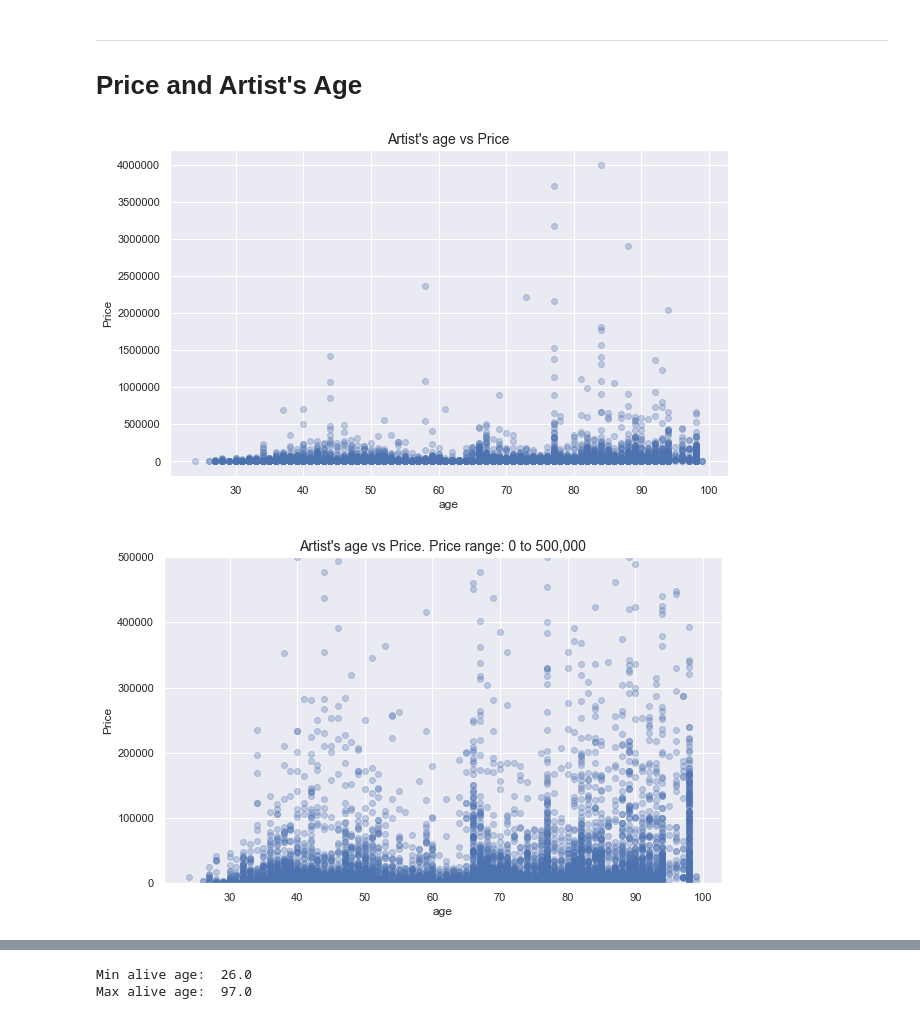
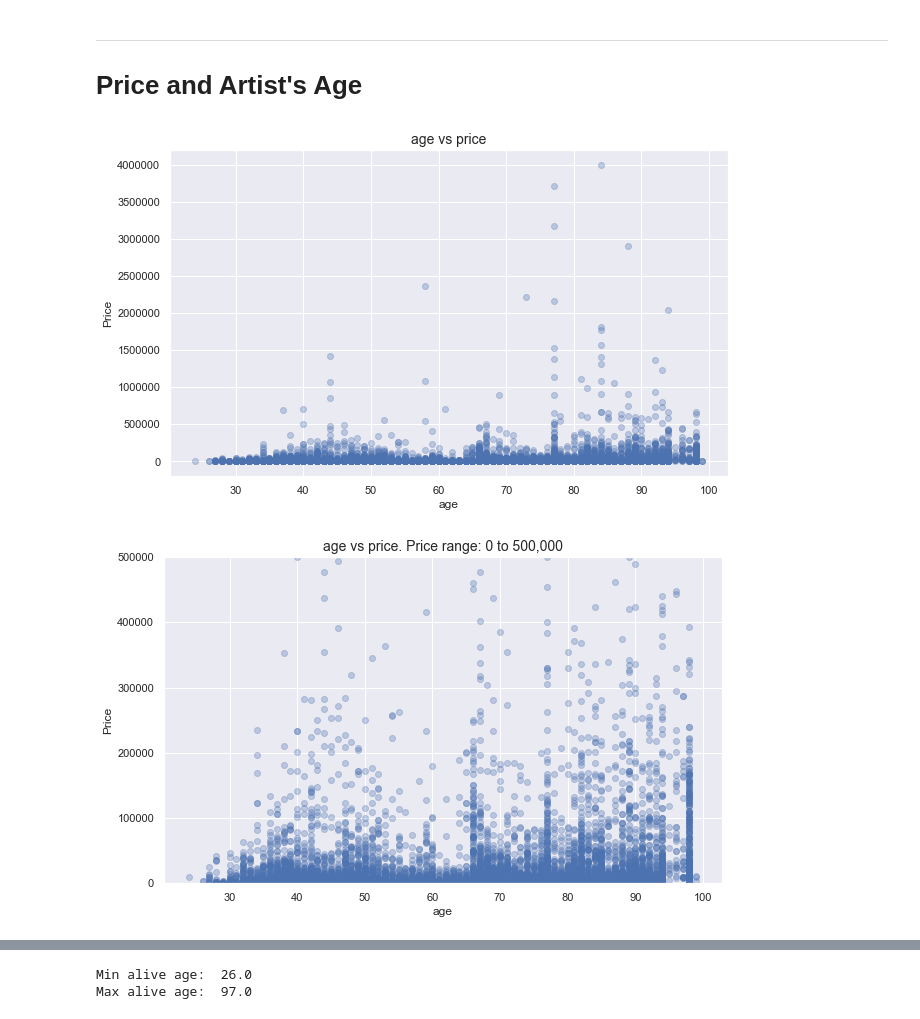
Before and after one commit to dcaohuu18/saffronart_stats_analysis, a Jupyter notebook: internal_continuous_regression.ipynb, the cells around one changed output, grey strips where cells are left out. Drawn from its saved outputs; the diff is of its cells as text; code cells hidden in the pictures.

```diff
--- a/internal_continuous_regression.ipynb
+++ b/internal_continuous_regression.ipynb
@@ -33,26 +33,26 @@ saffronart_df.head(5)
 # %%
 # Draw Scatter Plot:
 price = saffronart_df.winning_bid
 age = saffronart_df.auction_dt_age # the artist's age at the time of the auction
 
 def scatter_price(x_values, price, x_name, price_lim=None):
     plt.figure(figsize=(10, 6))
     plt.scatter(x_values, price, alpha=0.3)
     plt.ylim(price_lim)
 
     plt.xlabel(x_name, fontsize=12)
     plt.ylabel('Price', fontsize=12)
 
     try:
-        plt.title("Artist's age vs Price. Price range: {:,} to {:,}".format(price_lim[0], price_lim[1]), fontsize=14)
+        plt.title("{} vs price. Price range: {:,} to {:,}".format(x_name, price_lim[0], price_lim[1]), fontsize=14)
     except TypeError: # if price_lim is not given
-        plt.title("Artist's age vs Price", fontsize=14)
+        plt.title("{} vs price".format(x_name), fontsize=14)
 
 scatter_price(age, price, 'age')
 scatter_price(age, price, 'age', price_lim=(0, 500000))
 # %% [output]
-[figure, old version]
+[figure, new version]
-[figure, old version]
+[figure, new version]
 # %%
 alive = saffronart_df.loc[saffronart_df.auction_dt_age < saffronart_df.artist_age].copy()
 
```
Also changed, not shown: parts of 19 cells of this notebook.
